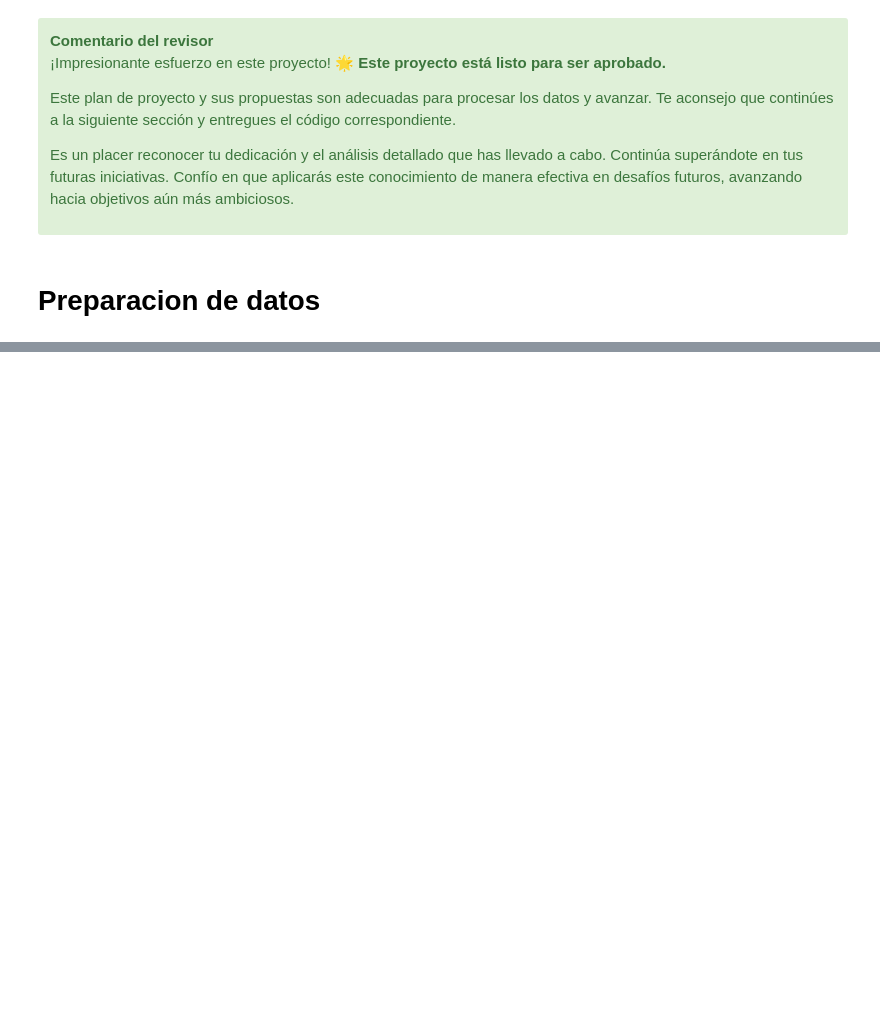
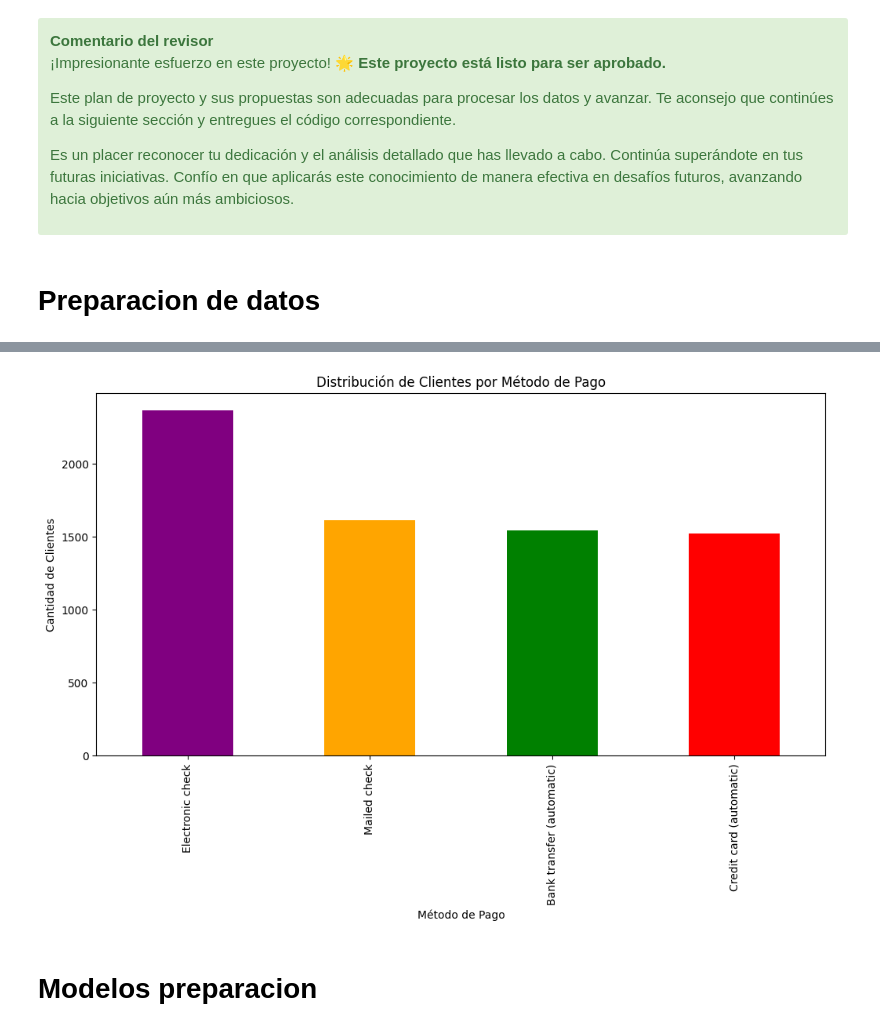
Before and after one commit to ErayFaSol/Proyecto-FINAL-DS15, a Jupyter notebook: proyecto_final.ipynb, the cells around one changed output, grey strips where cells are left out. Drawn from its saved outputs; the diff is of its cells as text; code cells hidden in the pictures; blank space fills up the shorter version.

```diff
--- a/proyecto_final.ipynb
+++ b/proyecto_final.ipynb
@@ -440,0 +510,15 @@ plt.show()
+# %%
+# Contar la cantidad de clientes por método de pago
+payment_method_counts = df_combined['paymentmethod'].value_counts()
+
+# Crear una gráfica de barras
+plt.figure(figsize=(12, 6))
+payment_method_counts.plot(kind='bar', color=['purple', 'orange', 'green', 'red'])
+plt.xlabel('Método de Pago')
+plt.ylabel('Cantidad de Clientes')
+plt.title('Distribución de Clientes por Método de Pago')
+plt.show()
+# %% [output]
+[figure, added]
+# %% [markdown]
+# Modelos preparacion
```
Also changed, not shown: parts of 17 cells of this notebook.
